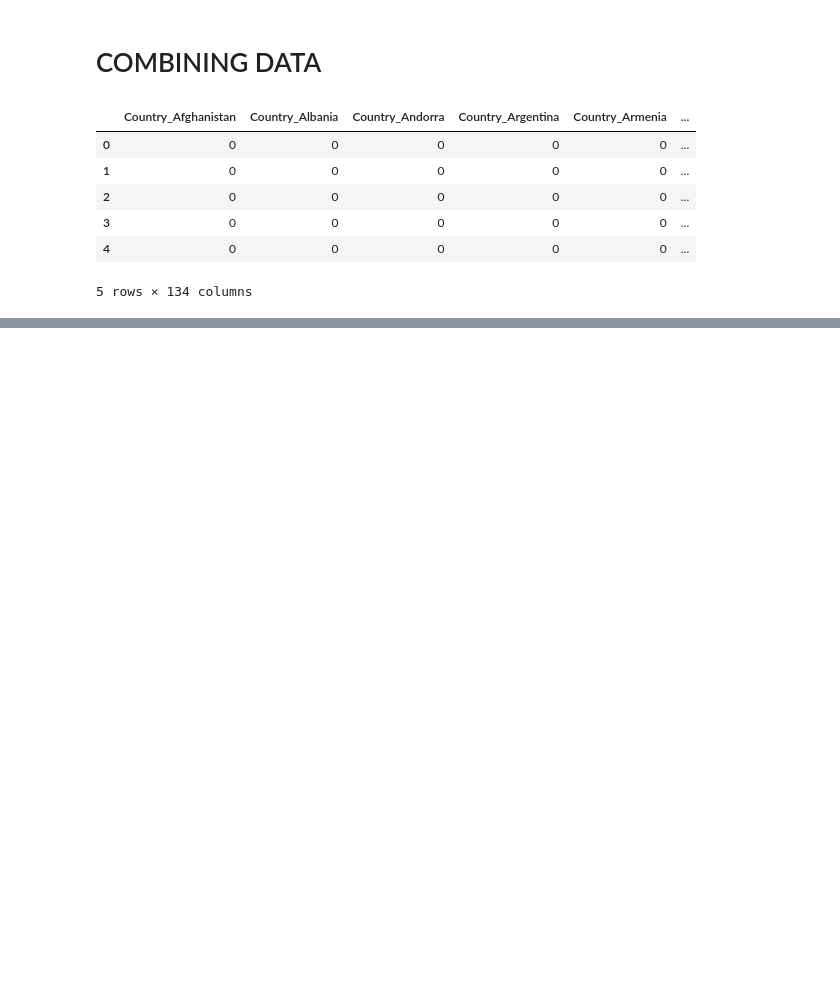
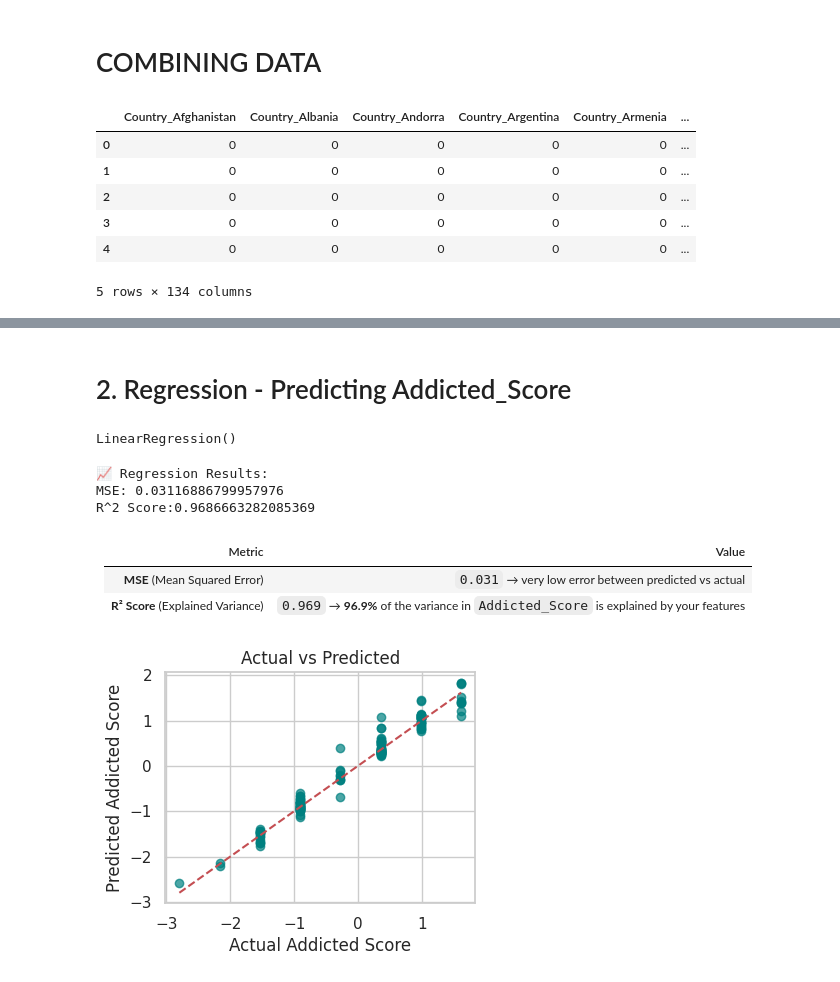
Before and after one commit to archangel2006/MachineLearning-SlitherAI, a Jupyter notebook: Student_Social_Media_Addiction.ipynb, the cells around one changed output, grey strips where cells are left out. Saved outputs shown, nothing was run; the diff lists cells and outputs as text; code cells hidden in the pictures; blank space fills up the shorter version.

```diff
--- a/Student_Social_Media_Addiction.ipynb
+++ b/Student_Social_Media_Addiction.ipynb
@@ -493,0 +613,2 @@ df_final.head()
+# %% [markdown]
+# 2. Regression - Predicting Addicted_Score
@@ -493,0 +620,13 @@ df_final.head()
+# %%
+# Features (x) = all columns except the target.
+# Target (y) = the column we want to predict
+
+x_reg = df_final.drop(columns=['Addicted_Score'])
+y_reg = df_final['Addicted_Score']
+# %%
+# Train-Test Split
+
+x_train_reg, x_test_reg, y_train_reg, y_test_reg = train_test_split(x_reg, y_reg, test_size=0.2, random_state=42)
+
+# test_size=0.2 : 20% test, 80% training. tells the train_test_split() function how much of your data should go into the test set (unseen by the model during training).
+# random_state=42 : setting a "seed" for randomness to make sure your results are repeatable every time you run the code.
@@ -493,0 +643,42 @@ df_final.head()
+# %%
+# Basic Regressor Model
+
+reg= LinearRegression()
+reg.fit(x_train_reg,y_train_reg)
+
+# max_iter=1000 is only needed for models that use iterative solvers, like:
+# LogisticRegression, Ridge, Lasso, SGDRegressor ✅
+# But LinearRegression() is a closed-form, analytical solver (no iteration)
+# So it doesn't even have a max_iter parameter!
+# %% [output]
+LinearRegression()
+# %%
+# Predict
+
+y_pred_reg = reg.predict(x_test_reg)
+# %%
+# Evaluation
+
+print("\n📈 Regression Results:")
+print(f"MSE: {mean_squared_error(y_test_reg, y_pred_reg)}")
+print(f"R^2 Score:{r2_score(y_test_reg, y_pred_reg)}")
+# %% [output]
+📈 Regression Results:
+MSE: 0.03116886799957976
+R^2 Score:0.9686663282085369
+# %% [markdown]
+| Metric                            | Value                                                                                 |
+| --------------------------------- | ------------------------------------------------------------------------------------- |
+| **MSE** (Mean Squared Error)      | `0.031` → very low error between predicted vs actual                                  |
+| **R² Score** (Explained Variance) | `0.969` → **96.9%** of the variance in `Addicted_Score` is explained by your features |
+# %%
+plt.figure(figsize=(4,3))
+plt.scatter(y_test_reg, y_pred_reg, alpha=0.7, color='teal')
+plt.plot([y_test_reg.min(), y_test_reg.max()], [y_test_reg.min(), y_test_reg.max()], 'r--')
+plt.xlabel('Actual Addicted Score')
+plt.ylabel('Predicted Addicted Score')
+plt.title('Actual vs Predicted')
+plt.grid(True)
+plt.show()
+# %% [output]
+[figure, added]
```
Also changed, not shown: parts of 17 cells of this notebook.
